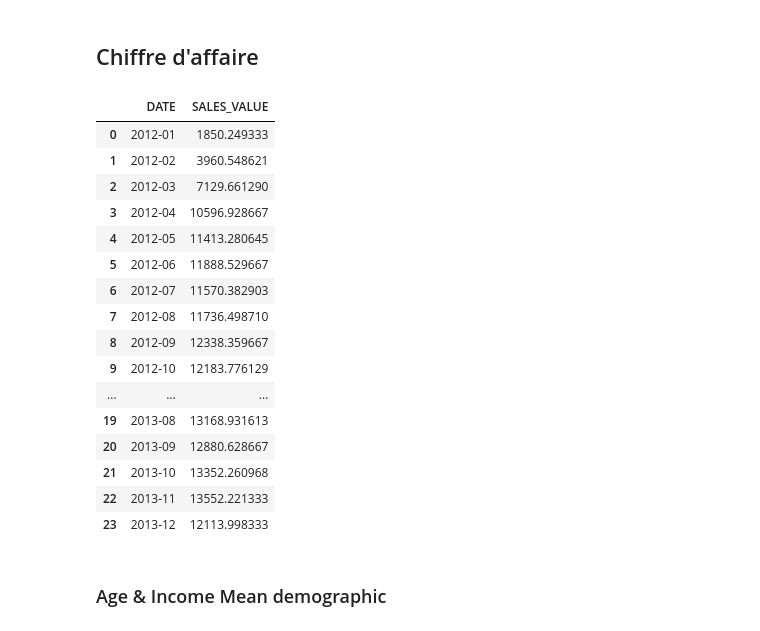
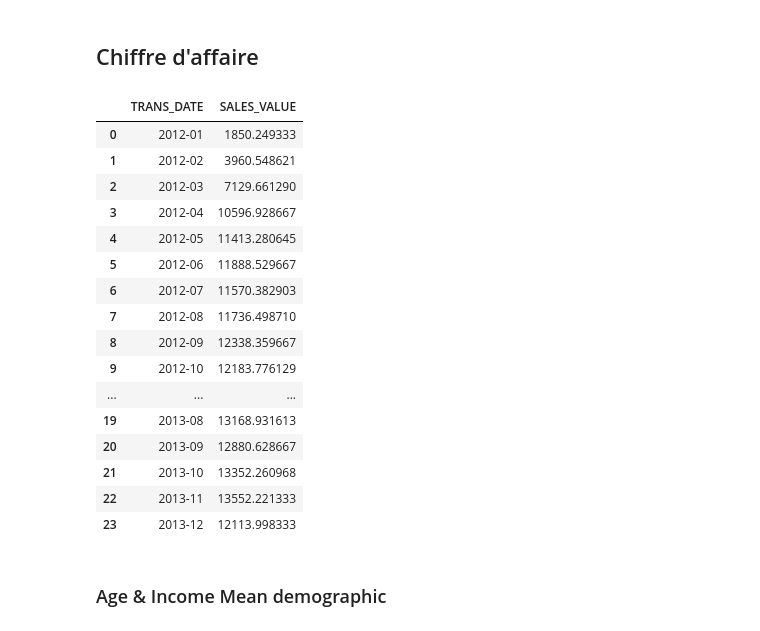
Before and after one commit to Medkallel/Dunhumby-The-complete-Journey-Dashboard, a Jupyter notebook: Src/Data_Exploration-Preprocessing.ipynb, the cells around one changed output. Cells and saved outputs as stored; diff of their text form; code cells hidden in the pictures.

```diff
--- a/Src/Data_Exploration-Preprocessing.ipynb
+++ b/Src/Data_Exploration-Preprocessing.ipynb
@@ -713,11 +729,10 @@ Name: count, dtype: int64
 reference_date = pd.Timestamp("01-01-12")
 
 # Add days to the reference date to calculate the actual date
-df_trnsct["DATE"] = reference_date + pd.to_timedelta(df_trnsct["DAY"], unit="D")
-
+df_trnsct["TRANS_DATE"] = reference_date + pd.to_timedelta(df_trnsct["DAY"], unit="D")
 df_trnsct.drop(columns=["DAY"], inplace=True)
 
-df_trnsct["DATE"]
+df_trnsct["TRANS_DATE"]
 # %% [output]
 0         2012-01-02
 1         2012-01-02
@@ -836,16 +866,16 @@ df_customer_acquisition = (
 # %% [markdown]
 ## Chiffre d'affaire
 # %%
-daily_sales = df_trnsct[["SALES_VALUE"]].groupby(df_trnsct["DATE"]).sum().reset_index()
+daily_sales = df_trnsct[["SALES_VALUE"]].groupby(df_trnsct["TRANS_DATE"]).sum().reset_index()
 daily_sales_avg_month = (
-    daily_sales.groupby(daily_sales["DATE"].dt.to_period("M"))
+    daily_sales.groupby(daily_sales["TRANS_DATE"].dt.to_period("M"))
     .mean()
-    .drop("DATE", axis=1)
+    .drop("TRANS_DATE", axis=1)
     .reset_index()
 )
 daily_sales_avg_month
 # %% [output]
-|  | DATE | SALES_VALUE |
+|  | TRANS_DATE | SALES_VALUE |
 | 0 | 2012-01 | 1850.249333 |
 | 1 | 2012-02 | 3960.548621 |
 | 2 | 2012-03 | 7129.661290 |
```
Also changed, not shown: parts of 10 cells of this notebook, 9 other files.
